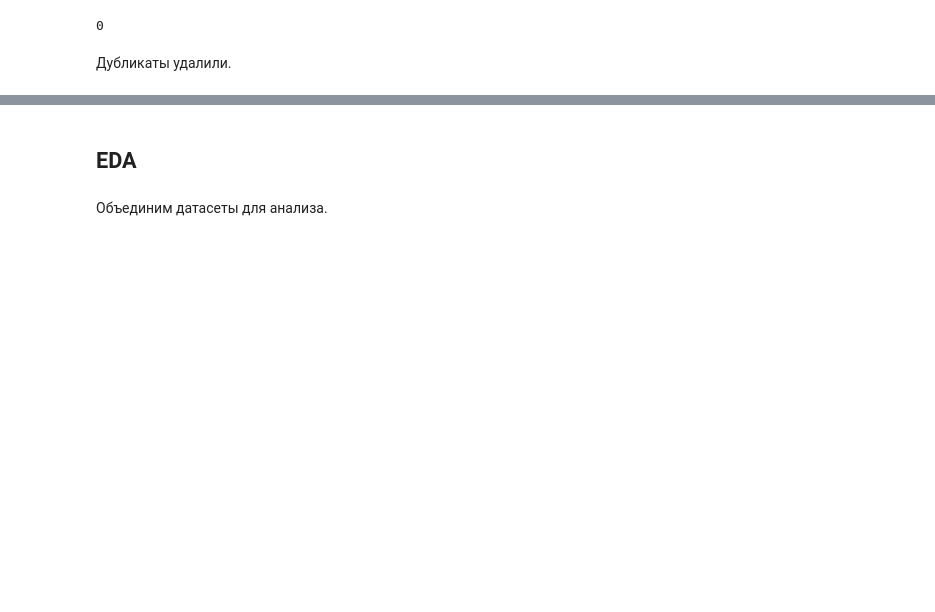
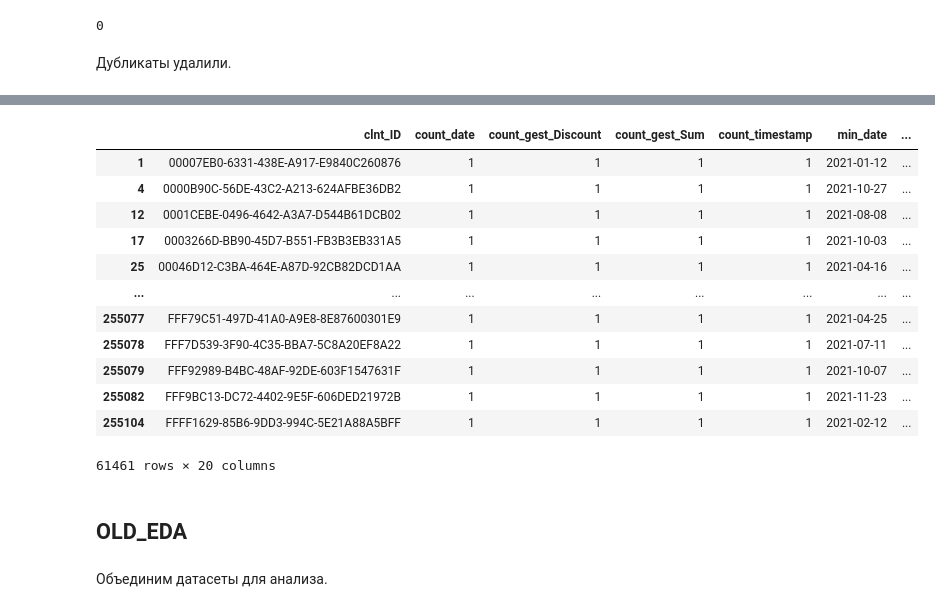
Before and after one commit to snakerzr/cupcake_churn_prediction, a Jupyter notebook: notebook.ipynb, the cells around one changed output, grey strips where cells are left out. Drawn from its saved outputs; the diff is of its cells as text; code cells hidden in the pictures; blank space fills up the shorter version.

```diff
--- a/notebook.ipynb
+++ b/notebook.ipynb
@@ -318,0 +264,5 @@ series.expanding().count()
+# %%
+df_eda_agg_by_user = df.pivot_table(index='clnt_ID',aggfunc=['count','min','max','median','mean','std'])
+# %%
+df_eda_agg_by_user.columns = ['_'.join(column) for column in df_eda_agg_by_user.columns]
+df_eda_agg_by_user.columns
@@ -318,0 +291,2 @@ series.expanding().count()
+# %%
+new = df_eda_agg_by_user.merge(df_target,on='clnt_ID')
@@ -319,5 +300,21 @@ series.expanding().count()
+# %%
+new.loc[(new['target']==0)&(new['count_date']==1)]
+# %% [output]
+|  | clnt_ID | count_date | count_gest_Discount | count_gest_Sum | count_timestamp | min_date | ... |
+| 1 | 00007EB0-6331-438E-A917-E9840C260876 | 1 | 1 | 1 | 1 | 2021-01-12 | ... |
+| 4 | 0000B90C-56DE-43C2-A213-624AFBE36DB2 | 1 | 1 | 1 | 1 | 2021-10-27 | ... |
+| 12 | 0001CEBE-0496-4642-A3A7-D544B61DCB02 | 1 | 1 | 1 | 1 | 2021-08-08 | ... |
+| 17 | 0003266D-BB90-45D7-B551-FB3B3EB331A5 | 1 | 1 | 1 | 1 | 2021-10-03 | ... |
+| 25 | 00046D12-C3BA-464E-A87D-92CB82DCD1AA | 1 | 1 | 1 | 1 | 2021-04-16 | ... |
+| ... | ... | ... | ... | ... | ... | ... | ... |
+| 255077 | FFF79C51-497D-41A0-A9E8-8E87600301E9 | 1 | 1 | 1 | 1 | 2021-04-25 | ... |
+| 255078 | FFF7D539-3F90-4C35-BBA7-5C8A20EF8A22 | 1 | 1 | 1 | 1 | 2021-07-11 | ... |
+| 255079 | FFF92989-B4BC-48AF-92DE-603F1547631F | 1 | 1 | 1 | 1 | 2021-10-07 | ... |
+| 255082 | FFF9BC13-DC72-4402-9E5F-606DED21972B | 1 | 1 | 1 | 1 | 2021-11-23 | ... |
+| 255104 | FFFF1629-85B6-9DD3-994C-5E21A88A5BFF | 1 | 1 | 1 | 1 | 2021-02-12 | ... |
+61461 rows × 20 columns
 # %% [markdown]
-## EDA
+## OLD_EDA
 # %% [markdown]
 Объединим датасеты для анализа.
 # %%
```
Also changed, not shown: parts of 109 cells of this notebook.
